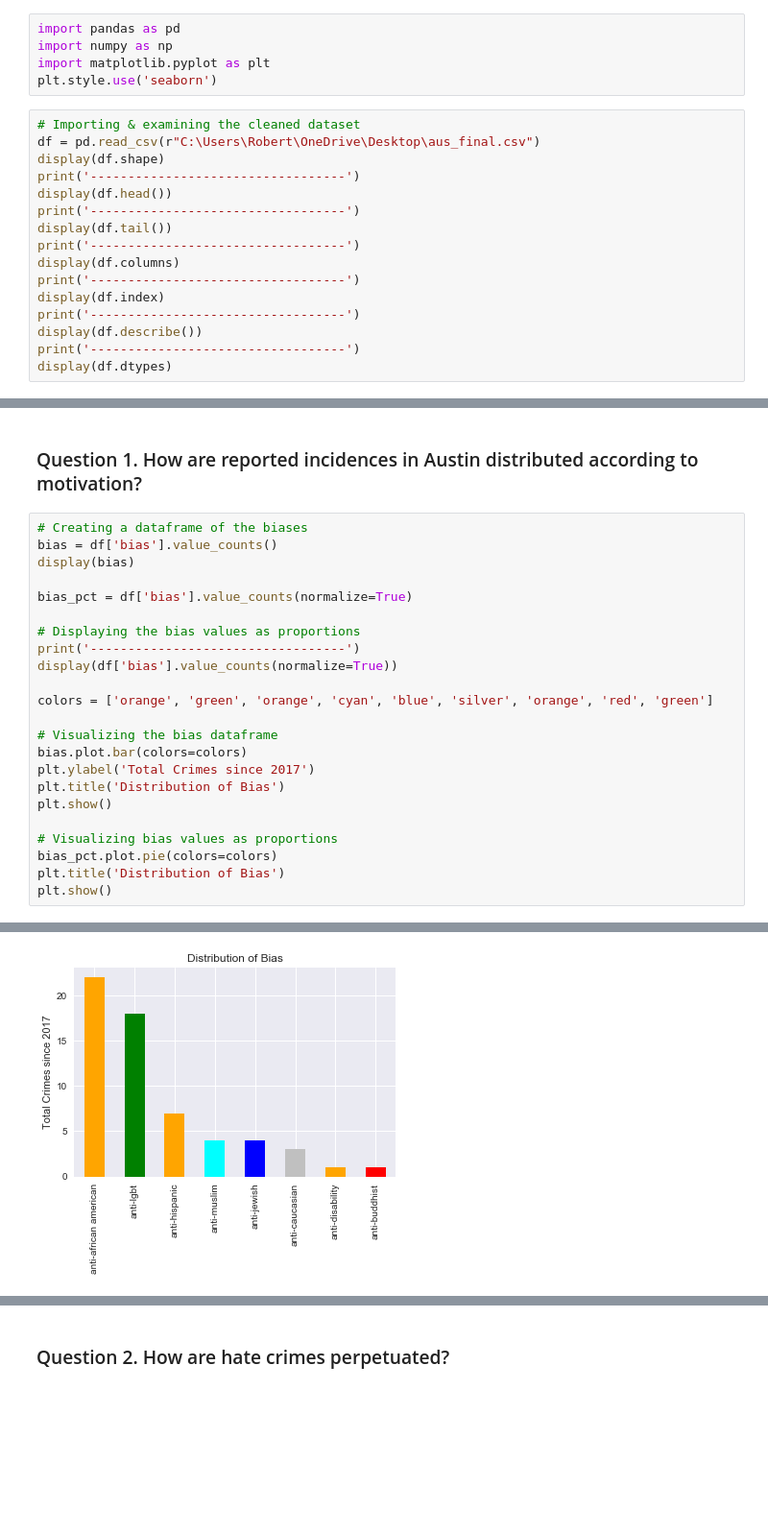
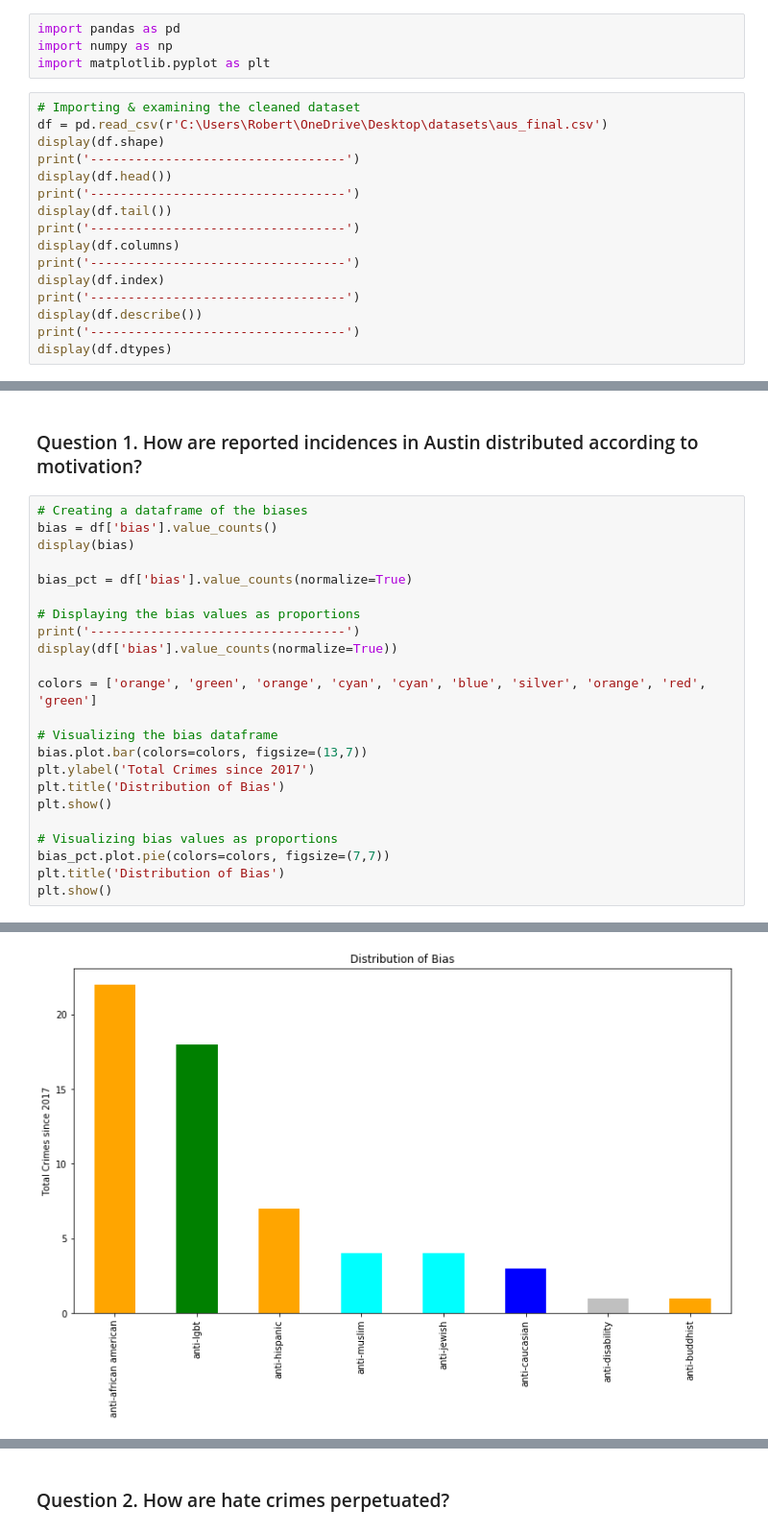
Before and after one commit to rgrantham82/Crime-Analysis, a Jupyter notebook: Exploratory Analysis/Exploratory Analysis.ipynb, the cells around one changed output, grey strips where cells are left out. Shown: that part at 96% size. Cells and saved outputs as stored; diff of their text form; blank space fills up the shorter version.

```diff
--- a/Exploratory Analysis/Exploratory Analysis.ipynb
+++ b/Exploratory Analysis/Exploratory Analysis.ipynb
@@ -7,10 +7,9 @@ Out of the total number of reported, alleged incidents, 32.14% were directed at
 import pandas as pd
 import numpy as np
 import matplotlib.pyplot as plt
-plt.style.use('seaborn')
 # %%
 # Importing & examining the cleaned dataset
-df = pd.read_csv(r"C:\Users\Robert\OneDrive\Desktop\aus_final.csv")
+df = pd.read_csv(r'C:\Users\Robert\OneDrive\Desktop\datasets\aus_final.csv')
 display(df.shape)
 print('----------------------------------')
 display(df.head())
@@ -122,36 +121,36 @@ bias_pct = df['bias'].value_counts(normalize=True)
 print('----------------------------------')
 display(df['bias'].value_counts(normalize=True))
 
-colors = ['orange', 'green', 'orange', 'cyan', 'blue', 'silver', 'orange', 'red', 'green']
+colors = ['orange', 'green', 'orange', 'cyan', 'cyan', 'blue', 'silver', 'orange', 'red', 'green']
 
 # Visualizing the bias dataframe
-bias.plot.bar(colors=colors)
+bias.plot.bar(colors=colors, figsize=(13,7))
 plt.ylabel('Total Crimes since 2017')
 plt.title('Distribution of Bias')
 plt.show()
 
 # Visualizing bias values as proportions
-bias_pct.plot.pie(colors=colors)
+bias_pct.plot.pie(colors=colors, figsize=(7,7))
 plt.title('Distribution of Bias')
 plt.show()
 # %% [output]
 anti-african american    22
 anti-lgbt                18
 anti-hispanic             7
 anti-muslim               4
 anti-jewish               4
 anti-caucasian            3
 anti-disability           1
 anti-buddhist             1
 Name: bias, dtype: int64
 ----------------------------------
 anti-african american    0.366667
 anti-lgbt                0.300000
 anti-hispanic            0.116667
 anti-muslim              0.066667
 anti-jewish              0.066667
 anti-caucasian           0.050000
 anti-disability          0.016667
 anti-buddhist            0.016667
 Name: bias, dtype: float64
-[figure, old version]
+[figure, new version]
```
Also changed, not shown: parts of 5 cells of this notebook.
